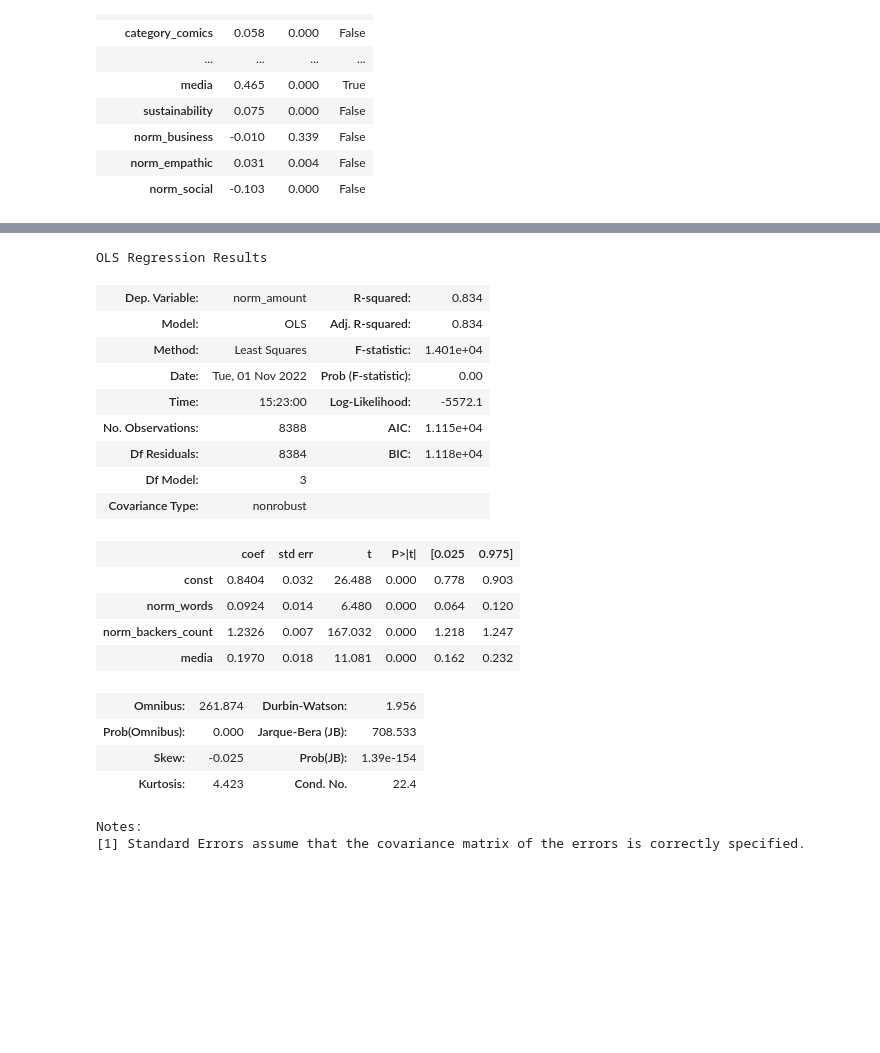
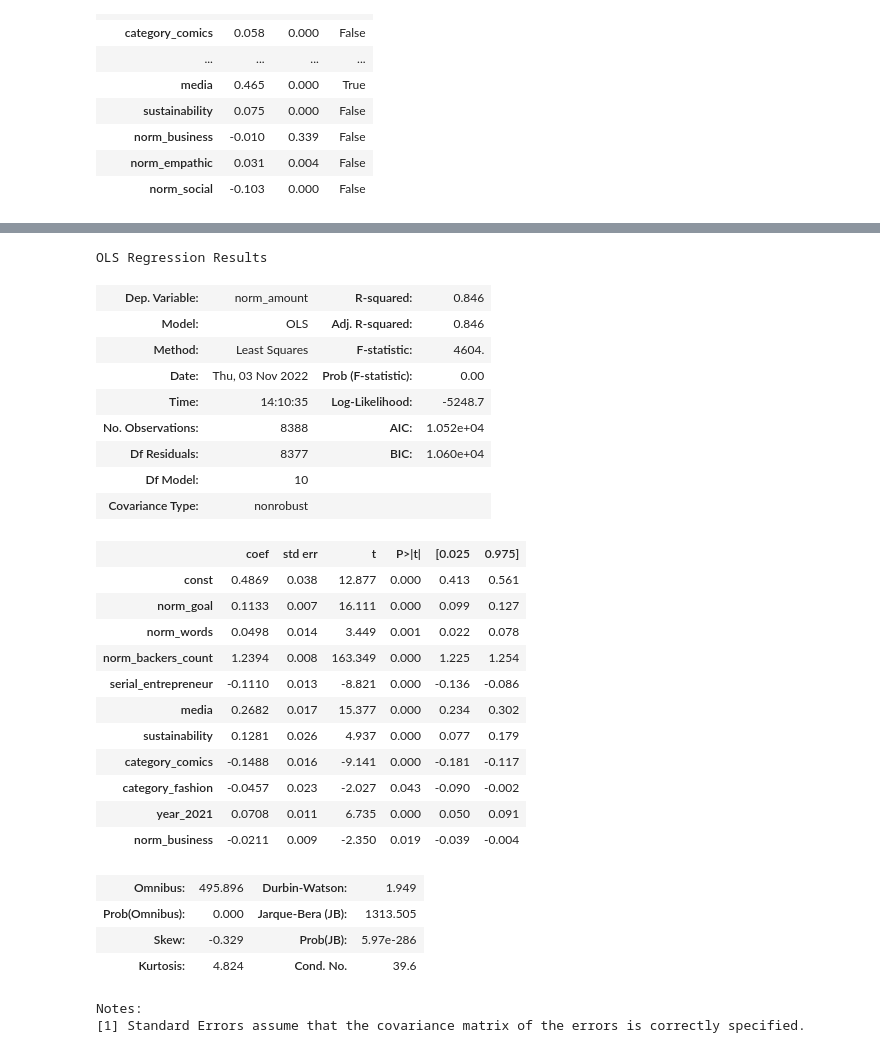
Before and after one commit to MaxPersoon/KickstarterScraper, a Jupyter notebook: dataProcessing.ipynb, the cells around one changed output, grey strips where cells are left out. Drawn from its saved outputs; the diff is of its cells as text; code cells hidden in the pictures; blank space fills up the shorter version.

Commit message:
Updated t-tests + OLS models

```diff
--- a/dataProcessing.ipynb
+++ b/dataProcessing.ipynb
@@ -488,3 +480,24 @@ correlations
 | norm_business | -0.010 | 0.339 | False |
 | norm_empathic | 0.031 | 0.004 | False |
 | norm_social | -0.103 | 0.000 | False |
+# %%
+# Establish a baseline model
+independentVariables = numVars[:]
+variablesToRemove = ['success', 'female_creator', 'norm_amount', 'norm_duration', 'norm_business', 'norm_empathic', 'norm_social']
+
+for variable in independentVariables:
+    for term in ['category_', 'month_', 'year_']:
+        if term in variable:
+            if variable not in variablesToRemove:
+                variablesToRemove.append(variable)
+
+for variable in variablesToRemove:
+    independentVariables.remove(variable)
+
+independentVariables += ['category_comics', 'category_fashion', 'year_2021']
+
+X = sm.add_constant(normData[independentVariables])
+y = normData['norm_amount']
+baseModel = sm.OLS(y, X).fit()
+
+baseModel.summary()
@@ -491,32 +532,36 @@ correlations
 # %%
-# Establish a baseline model
-independentVariables = ['norm_words', 'norm_backers_count', 'media']
+X = sm.add_constant(normData[independentVariables + ['norm_business']])
+y = normData['norm_amount']
+businessModel = sm.OLS(y, X).fit()
 
-X = sm.add_constant(normData[independentVariables])
-y = normData['norm_amount']
-model = sm.OLS(y, X).fit()
-
-model.summary()
+businessModel.summary()
 # %% [output]
 OLS Regression Results
-| Dep. Variable: | norm_amount | R-squared: | 0.834 |
-| Model: | OLS | Adj. R-squared: | 0.834 |
-| Method: | Least Squares | F-statistic: | 1.401e+04 |
-| Date: | Tue, 01 Nov 2022 | Prob (F-statistic): | 0.00 |
-| Time: | 15:23:00 | Log-Likelihood: | -5572.1 |
-| No. Observations: | 8388 | AIC: | 1.115e+04 |
-| Df Residuals: | 8384 | BIC: | 1.118e+04 |
-| Df Model: | 3 |  |  |
+| Dep. Variable: | norm_amount | R-squared: | 0.846 |
+| Model: | OLS | Adj. R-squared: | 0.846 |
+| Method: | Least Squares | F-statistic: | 4604. |
+| Date: | Thu, 03 Nov 2022 | Prob (F-statistic): | 0.00 |
+| Time: | 14:10:35 | Log-Likelihood: | -5248.7 |
+| No. Observations: | 8388 | AIC: | 1.052e+04 |
+| Df Residuals: | 8377 | BIC: | 1.060e+04 |
+| Df Model: | 10 |  |  |
 | Covariance Type: | nonrobust |  |  |
 |  | coef | std err | t | P>|t| | [0.025 | 0.975] |
-| const | 0.8404 | 0.032 | 26.488 | 0.000 | 0.778 | 0.903 |
-| norm_words | 0.0924 | 0.014 | 6.480 | 0.000 | 0.064 | 0.120 |
-| norm_backers_count | 1.2326 | 0.007 | 167.032 | 0.000 | 1.218 | 1.247 |
-| media | 0.1970 | 0.018 | 11.081 | 0.000 | 0.162 | 0.232 |
+| const | 0.4869 | 0.038 | 12.877 | 0.000 | 0.413 | 0.561 |
+| norm_goal | 0.1133 | 0.007 | 16.111 | 0.000 | 0.099 | 0.127 |
+| norm_words | 0.0498 | 0.014 | 3.449 | 0.001 | 0.022 | 0.078 |
+| norm_backers_count | 1.2394 | 0.008 | 163.349 | 0.000 | 1.225 | 1.254 |
+| serial_entrepreneur | -0.1110 | 0.013 | -8.821 | 0.000 | -0.136 | -0.086 |
+| media | 0.2682 | 0.017 | 15.377 | 0.000 | 0.234 | 0.302 |
+| sustainability | 0.1281 | 0.026 | 4.937 | 0.000 | 0.077 | 0.179 |
+| category_comics | -0.1488 | 0.016 | -9.141 | 0.000 | -0.181 | -0.117 |
+| category_fashion | -0.0457 | 0.023 | -2.027 | 0.043 | -0.090 | -0.002 |
+| year_2021 | 0.0708 | 0.011 | 6.735 | 0.000 | 0.050 | 0.091 |
+| norm_business | -0.0211 | 0.009 | -2.350 | 0.019 | -0.039 | -0.004 |
-| Omnibus: | 261.874 | Durbin-Watson: | 1.956 |
-| Prob(Omnibus): | 0.000 | Jarque-Bera (JB): | 708.533 |
-| Skew: | -0.025 | Prob(JB): | 1.39e-154 |
-| Kurtosis: | 4.423 | Cond. No. | 22.4 |
+| Omnibus: | 495.896 | Durbin-Watson: | 1.949 |
+| Prob(Omnibus): | 0.000 | Jarque-Bera (JB): | 1313.505 |
+| Skew: | -0.329 | Prob(JB): | 5.97e-286 |
+| Kurtosis: | 4.824 | Cond. No. | 39.6 |
 Notes:
 [1] Standard Errors assume that the covariance matrix of the errors is correctly specified.
 # %%
```
Also changed, not shown: parts of 19 cells of this notebook, 7 other files.
